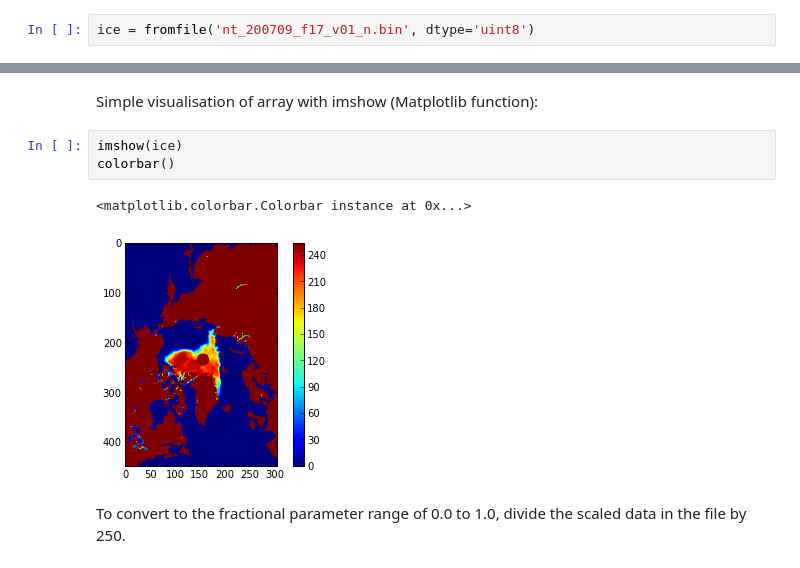
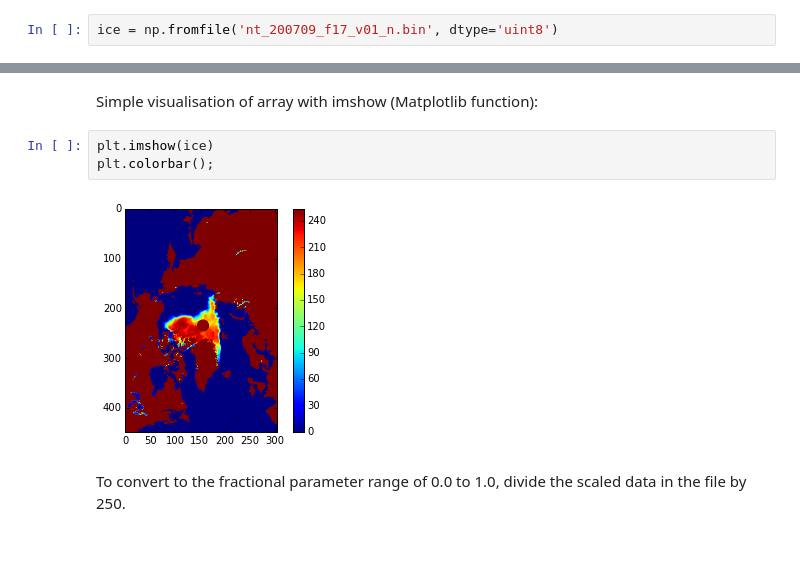
Before and after one commit to koldunovn/python_for_geosciences, a Jupyter notebook: 04 - Work with different data formats.ipynb, the cells around one changed output, grey strips where cells are left out. Cells and saved outputs as stored; diff of their text form.

```diff
--- a/04 - Work with different data formats.ipynb
+++ b/04 - Work with different data formats.ipynb
@@ -19,7 +23,7 @@ Data from [Sea Ice Concentrations from Nimbus-7 SMMR and DMSP SSM/I-SSMIS Passiv
 # %% [markdown]
 Create file id:
 # %%
-ice = fromfile('nt_200709_f17_v01_n.bin', dtype='uint8')
+ice = np.fromfile('nt_200709_f17_v01_n.bin', dtype='uint8')
 # %% [markdown]
 We use *uint8* data type.
 [List of numpy data types](http://docs.scipy.org/doc/numpy/user/basics.types.html)
@@ -34,11 +38,10 @@ ice = ice.reshape(448,304)
 # %% [markdown]
 Simple visualisation of array with imshow (Matplotlib function):
 # %%
-imshow(ice)
-colorbar()
+plt.imshow(ice)
+plt.colorbar();
 # %% [output]
-<matplotlib.colorbar.Colorbar instance at 0x...>
-[figure, old version]
+[figure, new version]
 # %% [markdown]
 To convert to the fractional parameter range of 0.0 to 1.0, divide the scaled data in the file by 250.
 # %%
```
Also changed, not shown: parts of 23 cells of this notebook.
